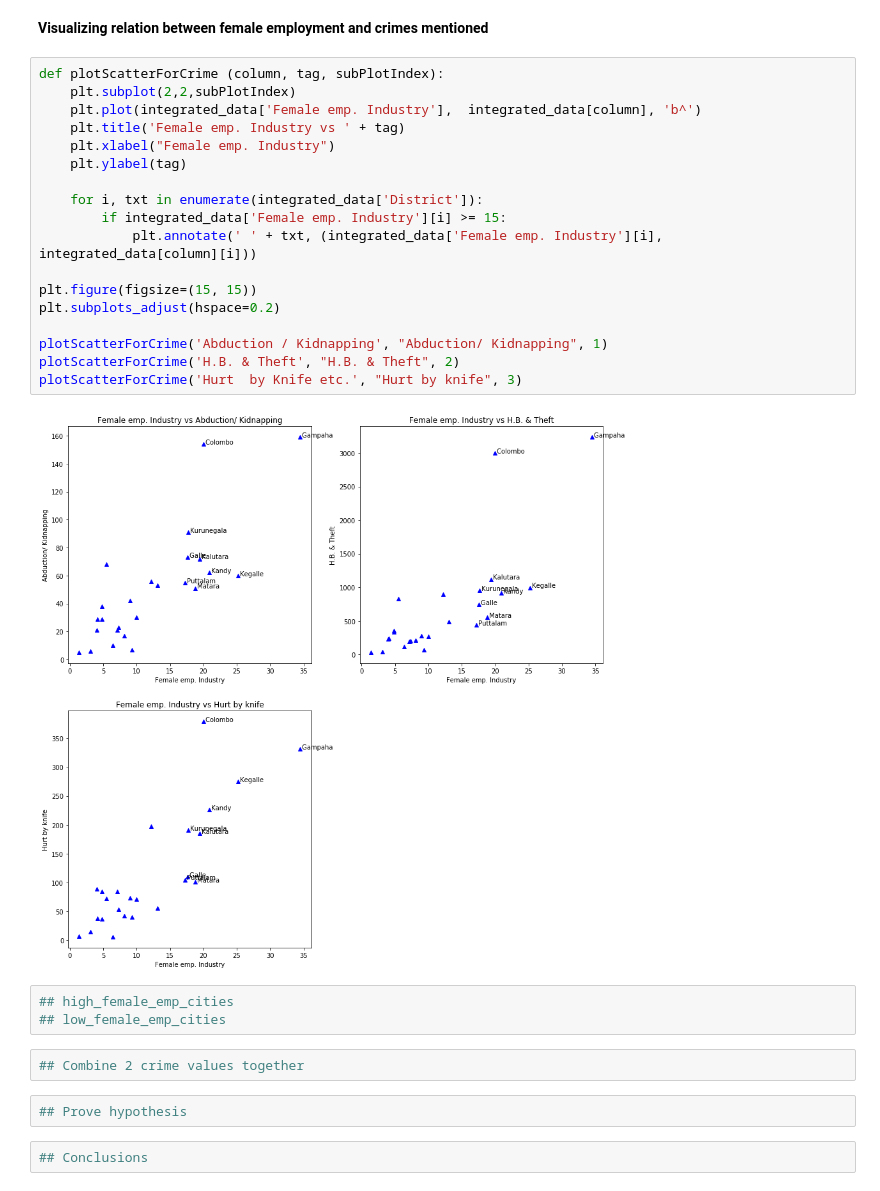
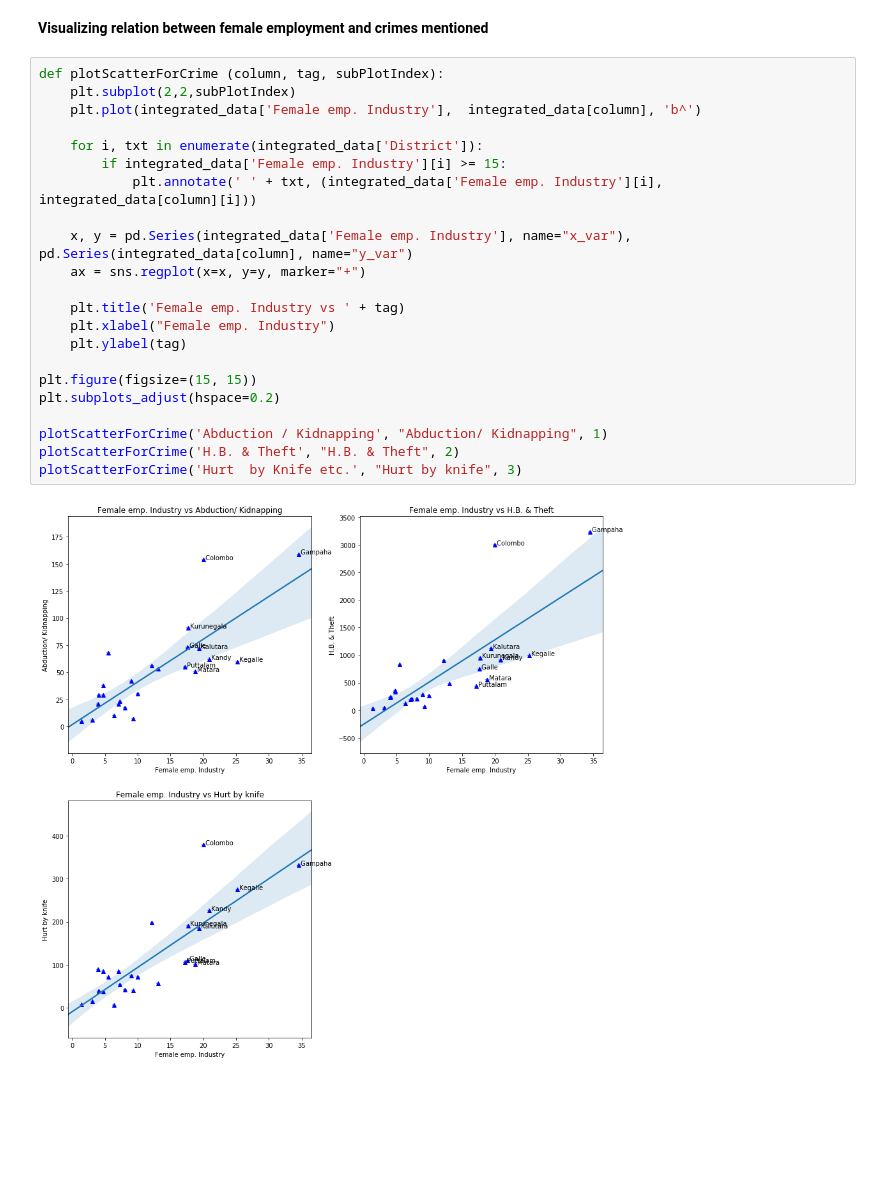
Before and after one commit to PraAnj/gov.lk.data.analysis, a Jupyter notebook: src/female_industrial_employment_relates_to_crimes.ipynb, the cells around one changed output. Cells and saved outputs as stored; diff of their text form; blank space fills up the shorter version.

Commit message:
Added completed female employment hypothesis test
Signed-off-by: Prageeth Anjula <prageethanjula@gmail.com>

```diff
--- a/src/female_industrial_employment_relates_to_crimes.ipynb
+++ b/src/female_industrial_employment_relates_to_crimes.ipynb
@@ -40,29 +40,24 @@ Data set size :  (25, 37)
 # %%
 def plotScatterForCrime (column, tag, subPlotIndex):
     plt.subplot(2,2,subPlotIndex)
     plt.plot(integrated_data['Female emp. Industry'],  integrated_data[column], 'b^')
-    plt.title('Female emp. Industry vs ' + tag)
-    plt.xlabel("Female emp. Industry")
-    plt.ylabel(tag)
 
     for i, txt in enumerate(integrated_data['District']):
         if integrated_data['Female emp. Industry'][i] >= 15:
             plt.annotate(' ' + txt, (integrated_data['Female emp. Industry'][i], integrated_data[column][i]))
+
+    x, y = pd.Series(integrated_data['Female emp. Industry'], name="x_var"), pd.Series(integrated_data[column], name="y_var")
+    ax = sns.regplot(x=x, y=y, marker="+")
+
+    plt.title('Female emp. Industry vs ' + tag)
+    plt.xlabel("Female emp. Industry")
+    plt.ylabel(tag)
 
 plt.figure(figsize=(15, 15))
 plt.subplots_adjust(hspace=0.2)
 
 plotScatterForCrime('Abduction / Kidnapping', "Abduction/ Kidnapping", 1)
 plotScatterForCrime('H.B. & Theft', "H.B. & Theft", 2)
 plotScatterForCrime('Hurt  by Knife etc.', "Hurt by knife", 3)
 # %% [output]
-[figure, old version]
+[figure, new version]
-# %%
-## high_female_emp_cities
-## low_female_emp_cities
-# %%
-## Combine 2 crime values together
-# %%
-## Prove hypothesis
-# %%
-## Conclusions
```
Also changed, not shown: parts of 16 cells of this notebook.
